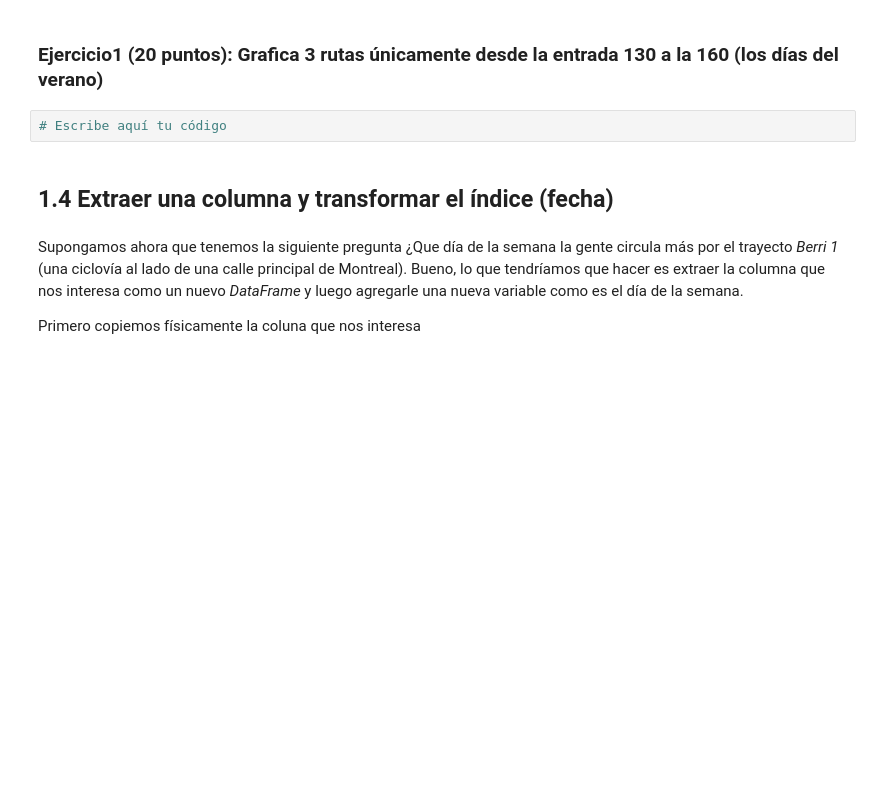
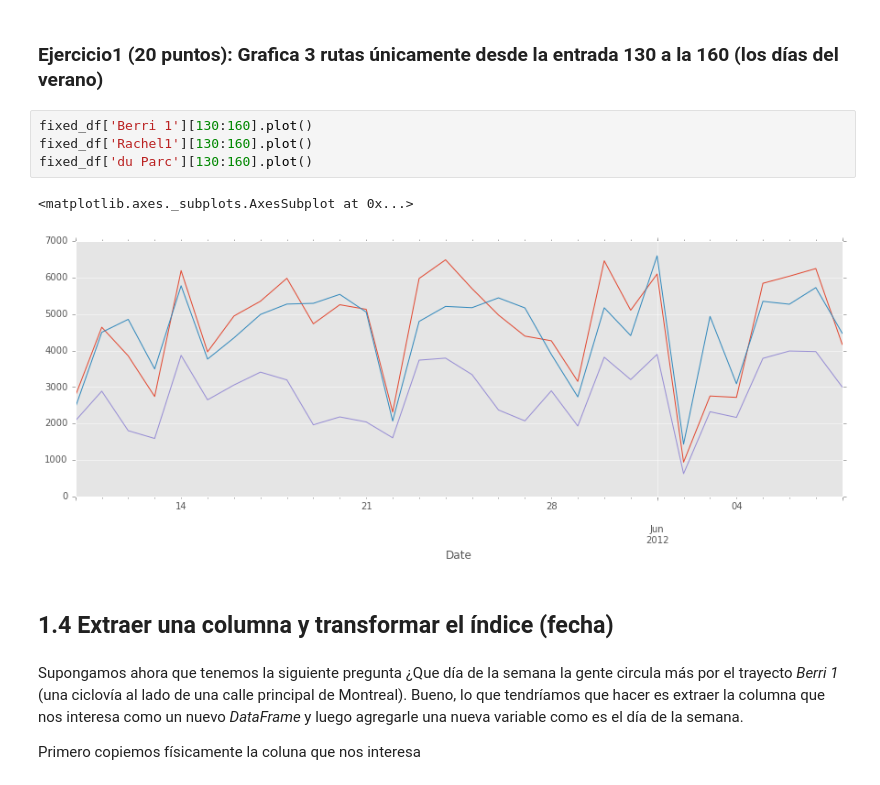
Before and after one commit to cursoRdP-unison/pandas, a Jupyter notebook: intro_pandas.ipynb, the cells around one changed output. Saved outputs shown, nothing was run; the diff lists cells and outputs as text; blank space fills up the shorter version.

```diff
--- a/intro_pandas.ipynb
+++ b/intro_pandas.ipynb
@@ -52,7 +97,12 @@ fixed_df.plot(figsize=(15, 10))
 # %% [markdown]
 ### Ejercicio1 (20 puntos): Grafica 3 rutas únicamente desde la entrada 130 a la 160 (los días del verano)
-# %%
-# Escribe aquí tu código
+# %%
+fixed_df['Berri 1'][130:160].plot()
+fixed_df['Rachel1'][130:160].plot()
+fixed_df['du Parc'][130:160].plot()
+# %% [output]
+<matplotlib.axes._subplots.AxesSubplot at 0x...>
+[figure, added]
 # %% [markdown]
 ## 1.4 Extraer una columna y transformar el índice (fecha)
 # %% [markdown]
```
Also changed, not shown: parts of 29 cells of this notebook, 1 other file.
